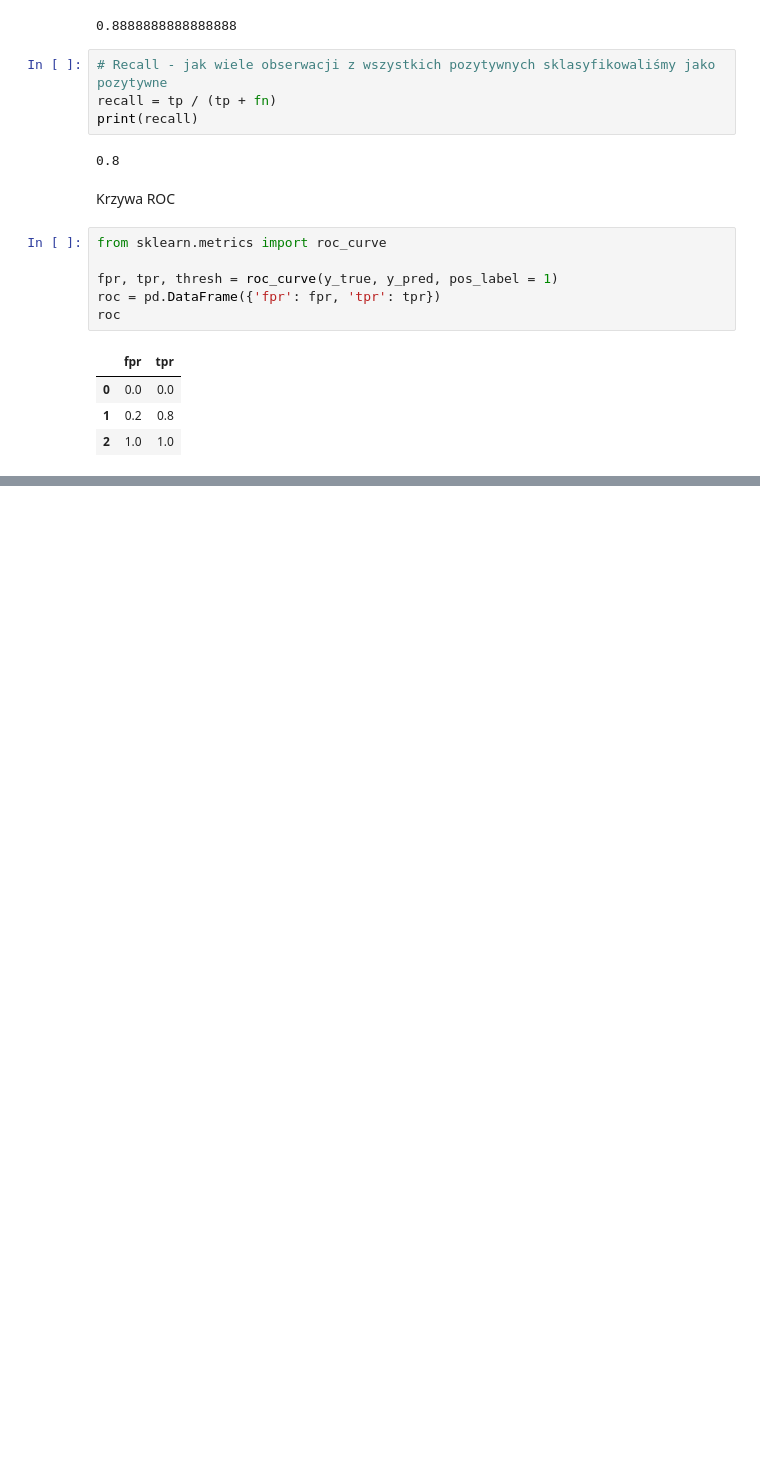
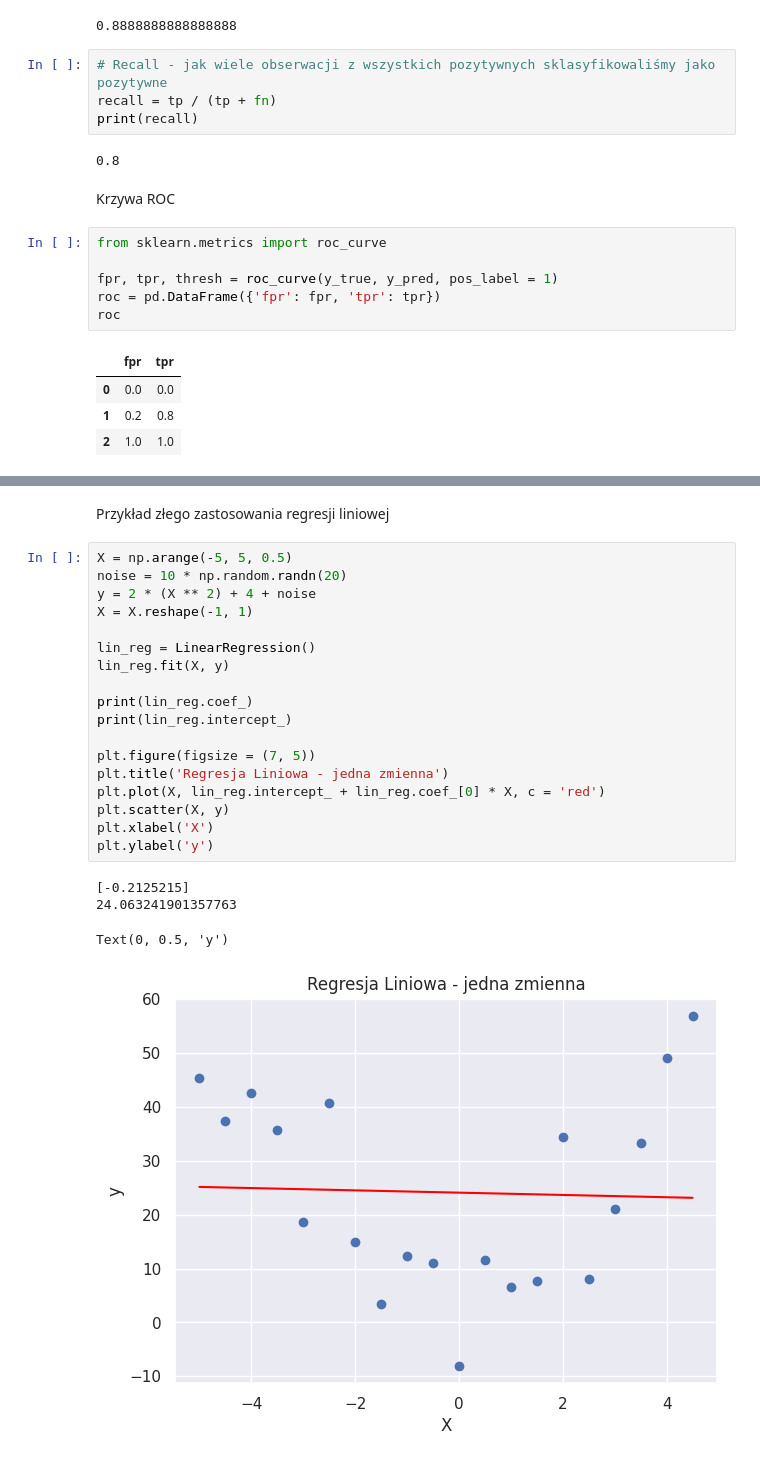
Before and after one commit to Kuboz46/data-science-bootcamp, a Jupyter notebook: 06_uczenie_maszynowe/Skrypt.ipynb, the cells around one changed output, grey strips where cells are left out. Cells and saved outputs as stored; diff of their text form; blank space fills up the shorter version.

```diff
--- a/06_uczenie_maszynowe/Skrypt.ipynb
+++ b/06_uczenie_maszynowe/Skrypt.ipynb
@@ -295,0 +629,25 @@ plot_roc_curve(y_true, y_pred)
+# %% [markdown]
+Przykład złego zastosowania regresji liniowej
+# %%
+X = np.arange(-5, 5, 0.5)
+noise = 10 * np.random.randn(20)
+y = 2 * (X ** 2) + 4 + noise
+X = X.reshape(-1, 1)
+
+lin_reg = LinearRegression()
+lin_reg.fit(X, y)
+
+print(lin_reg.coef_)
+print(lin_reg.intercept_)
+
+plt.figure(figsize = (7, 5))
+plt.title('Regresja Liniowa - jedna zmienna')
+plt.plot(X, lin_reg.intercept_ + lin_reg.coef_[0] * X, c = 'red')
+plt.scatter(X, y)
+plt.xlabel('X')
+plt.ylabel('y')
+# %% [output]
+[-0.2125215]
+24.063241901357763
+Text(0, 0.5, 'y')
+[figure, added]
```
Also changed, not shown: parts of 58 cells of this notebook.
